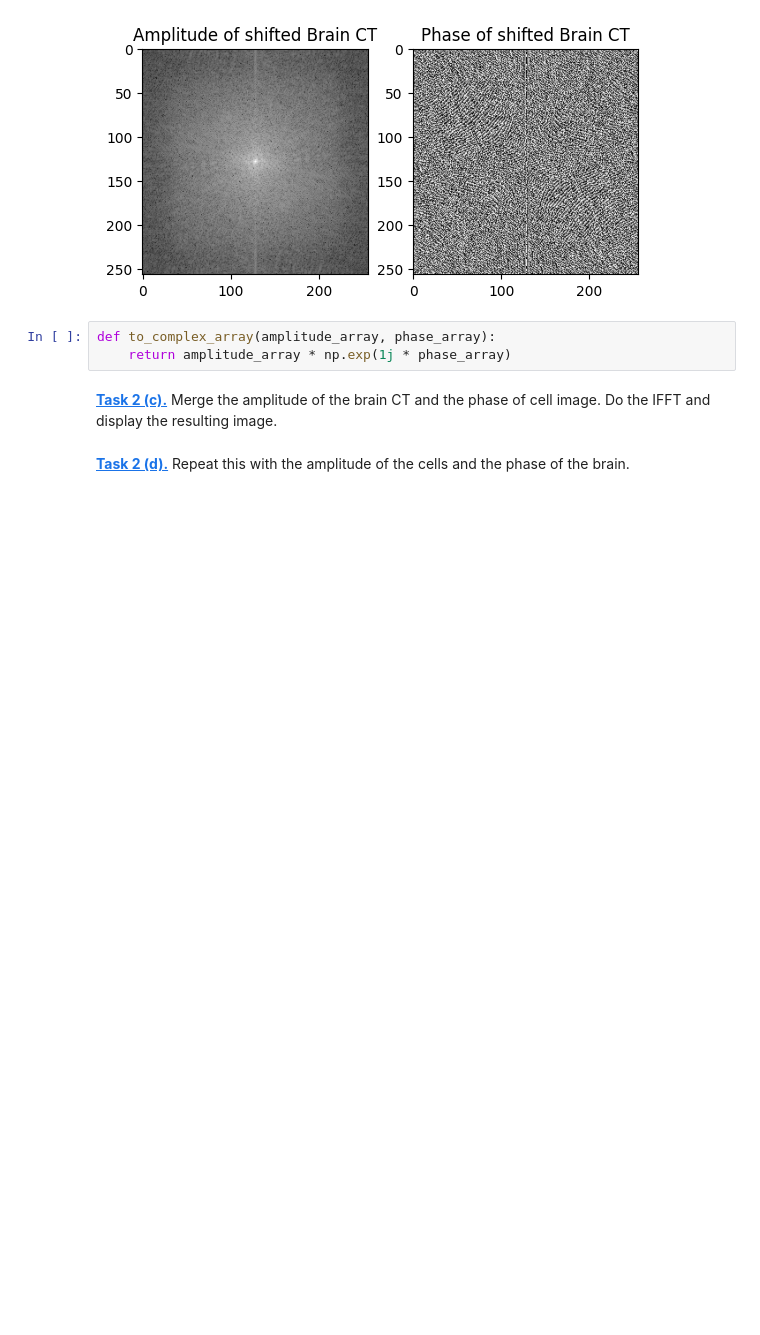
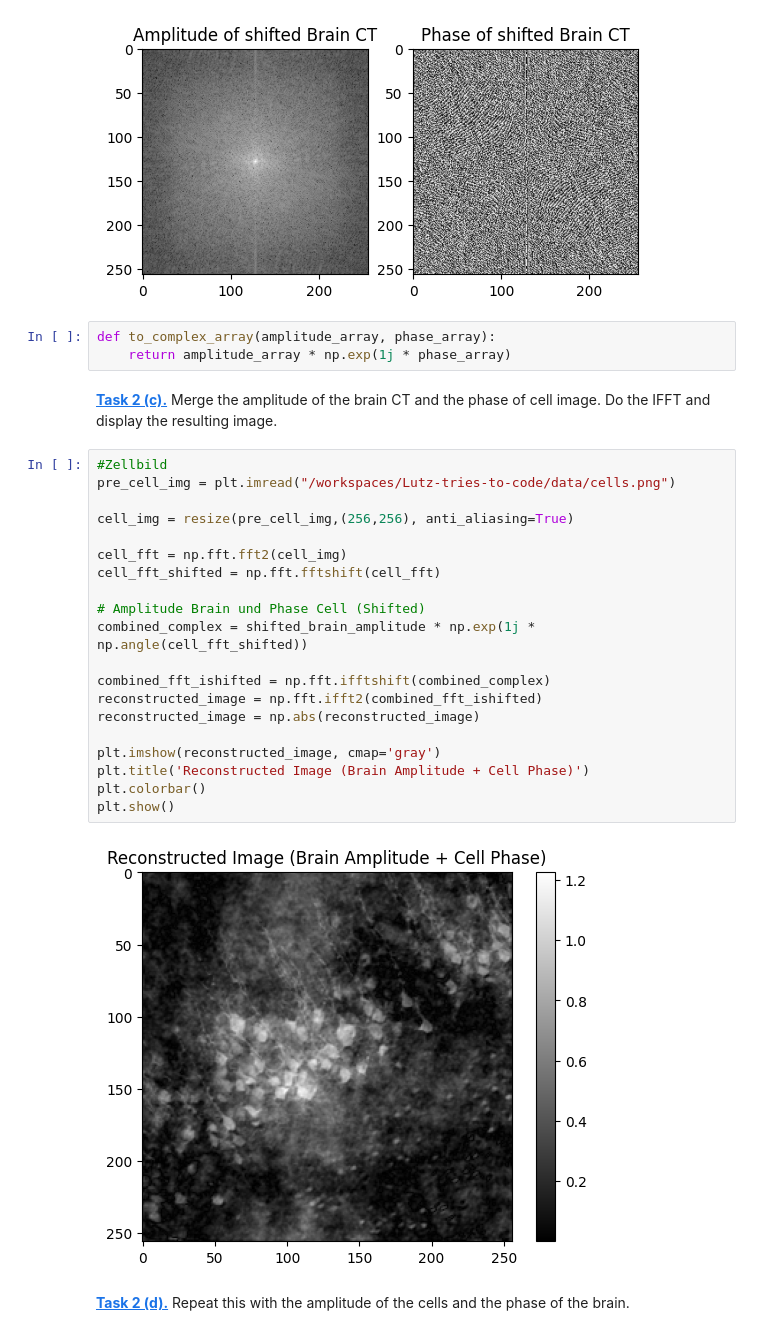
Before and after one commit to LutzReh/Lutz-tries-to-code, a Jupyter notebook: fourier.ipynb, the cells around one changed output. Saved outputs shown, nothing was run; the diff lists cells and outputs as text; blank space fills up the shorter version.

```diff
--- a/fourier.ipynb
+++ b/fourier.ipynb
@@ -162,5 +162,27 @@ def to_complex_array(amplitude_array, phase_array):
     return amplitude_array * np.exp(1j * phase_array)
 # %% [markdown]
 **[Task 2 (c).]()** Merge the amplitude of the brain CT and the phase of cell image. Do the IFFT and display the resulting image.
+# %%
+#Zellbild
+pre_cell_img = plt.imread("/workspaces/Lutz-tries-to-code/data/cells.png")
+
+cell_img = resize(pre_cell_img,(256,256), anti_aliasing=True)
+
+cell_fft = np.fft.fft2(cell_img)
+cell_fft_shifted = np.fft.fftshift(cell_fft)
+
+# Amplitude Brain und Phase Cell (Shifted)
+combined_complex = shifted_brain_amplitude * np.exp(1j * np.angle(cell_fft_shifted))
+
+combined_fft_ishifted = np.fft.ifftshift(combined_complex)
+reconstructed_image = np.fft.ifft2(combined_fft_ishifted)
+reconstructed_image = np.abs(reconstructed_image)
+
+plt.imshow(reconstructed_image, cmap='gray')
+plt.title('Reconstructed Image (Brain Amplitude + Cell Phase)')
+plt.colorbar()
+plt.show()
+# %% [output]
+[figure, added]
 # %% [markdown]
 **[Task 2 (d).]()** Repeat this with the amplitude of the cells and the phase of the brain.
```
Also changed, not shown: parts of 13 cells of this notebook.
